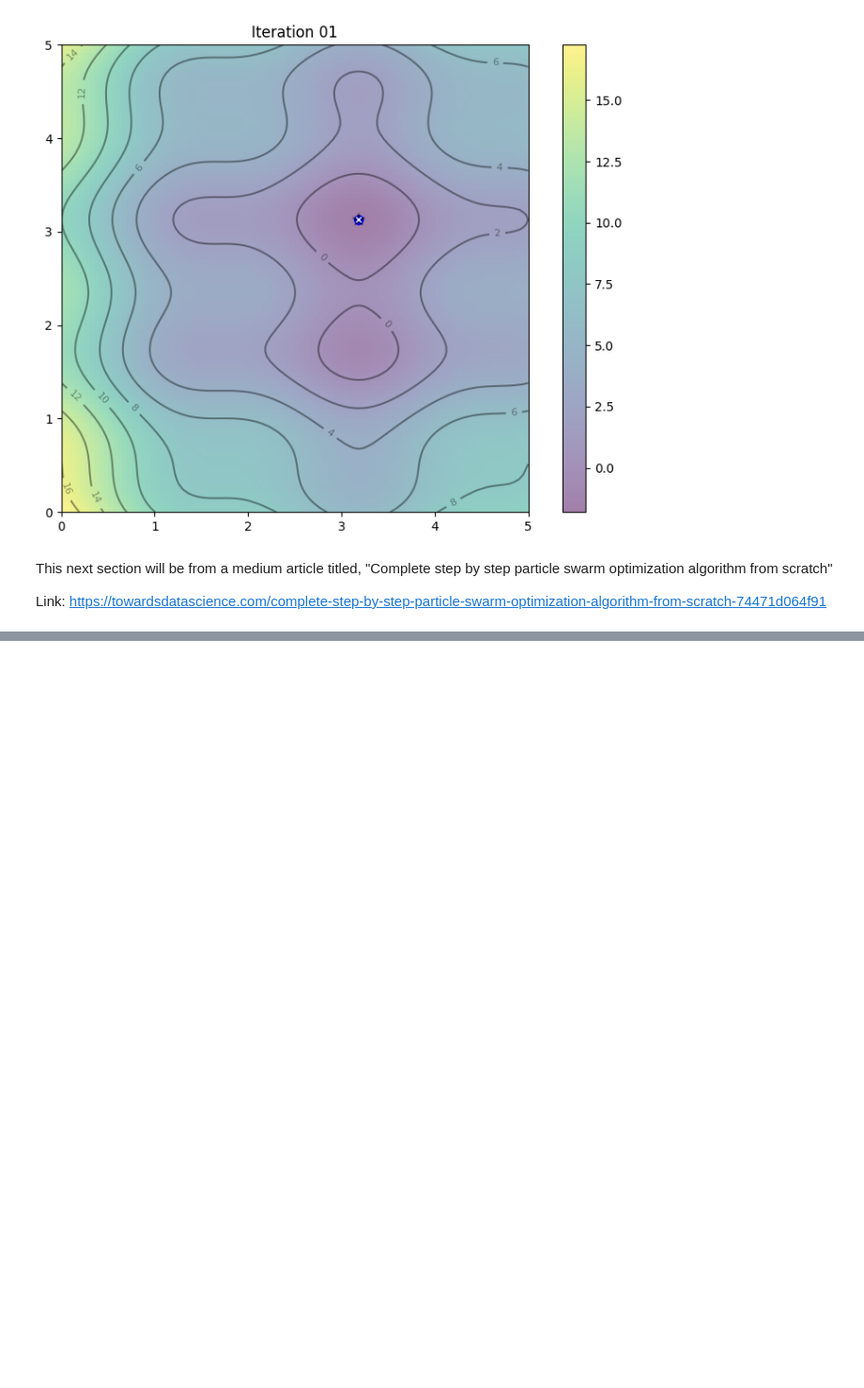
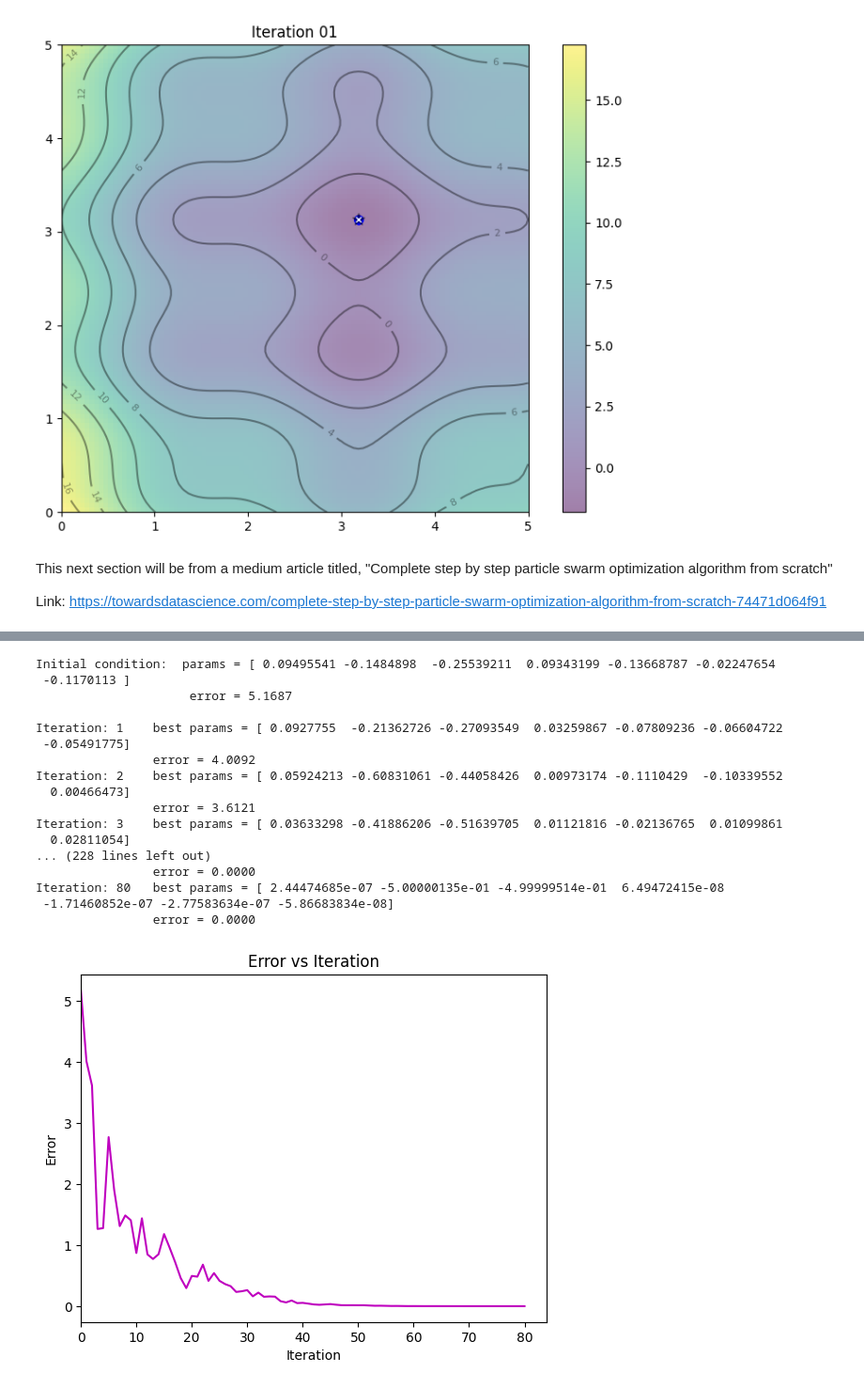
Before and after one commit to michael-r-perry/ParticleSwarmOptimization, a Jupyter notebook: base.ipynb, the cells around one changed output, grey strips where cells are left out. Shown at 94% size. Saved outputs shown, nothing was run; the diff lists cells and outputs as text; code cells hidden in the pictures; blank space fills up the shorter version.

```diff
--- a/base.ipynb
+++ b/base.ipynb
@@ -219,0 +218,27 @@ SyntaxError: invalid syntax (3736976268.py, line 54)
+# %%
+k, best_params, error = PSO(obj, p_num=800, N=3, scale=0.1, random_state=42)
+plt.plot(error, c='m')
+plt.title('Error vs Iteration')
+plt.xlabel('Iteration')
+plt.ylabel('Error')
+plt.xlim(0)
+plt.show()
+# %% [output]
+Initial condition:  params = [ 0.09495541 -0.1484898  -0.25539211  0.09343199 -0.13668787 -0.02247654
+ -0.1170113 ]
+                     error = 5.1687
+
+Iteration: 1    best params = [ 0.0927755  -0.21362726 -0.27093549  0.03259867 -0.07809236 -0.06604722
+ -0.05491775]
+                error = 4.0092
+Iteration: 2    best params = [ 0.05924213 -0.60831061 -0.44058426  0.00973174 -0.1110429  -0.10339552
+  0.00466473]
+                error = 3.6121
+Iteration: 3    best params = [ 0.03633298 -0.41886206 -0.51639705  0.01121816 -0.02136765  0.01099861
+  0.02811054]
+... (228 lines left out)
+                error = 0.0000
+Iteration: 80   best params = [ 2.44474685e-07 -5.00000135e-01 -4.99999514e-01  6.49472415e-08
+ -1.71460852e-07 -2.77583634e-07 -5.86683834e-08]
+                error = 0.0000
+[figure, added]
```
Also changed, not shown: parts of 6 cells of this notebook, 1 other file.
